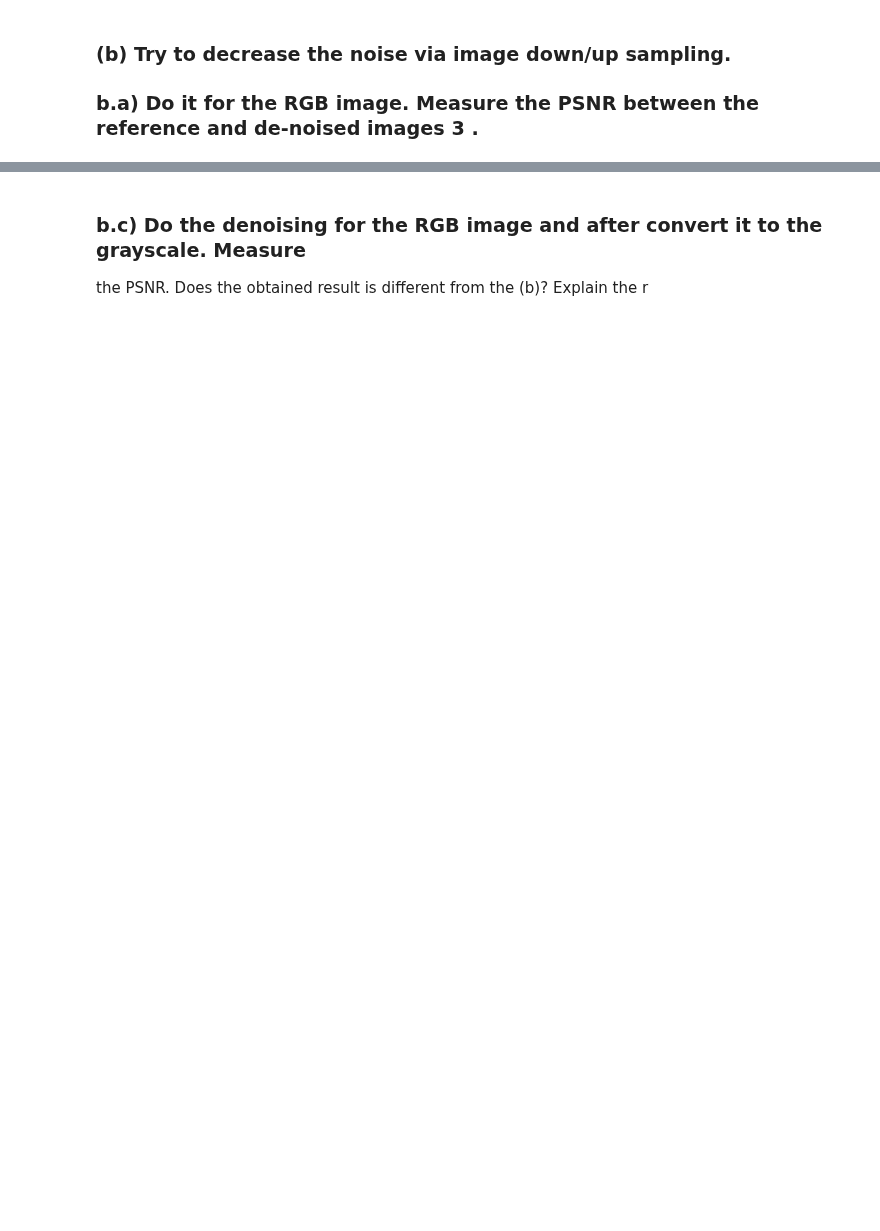
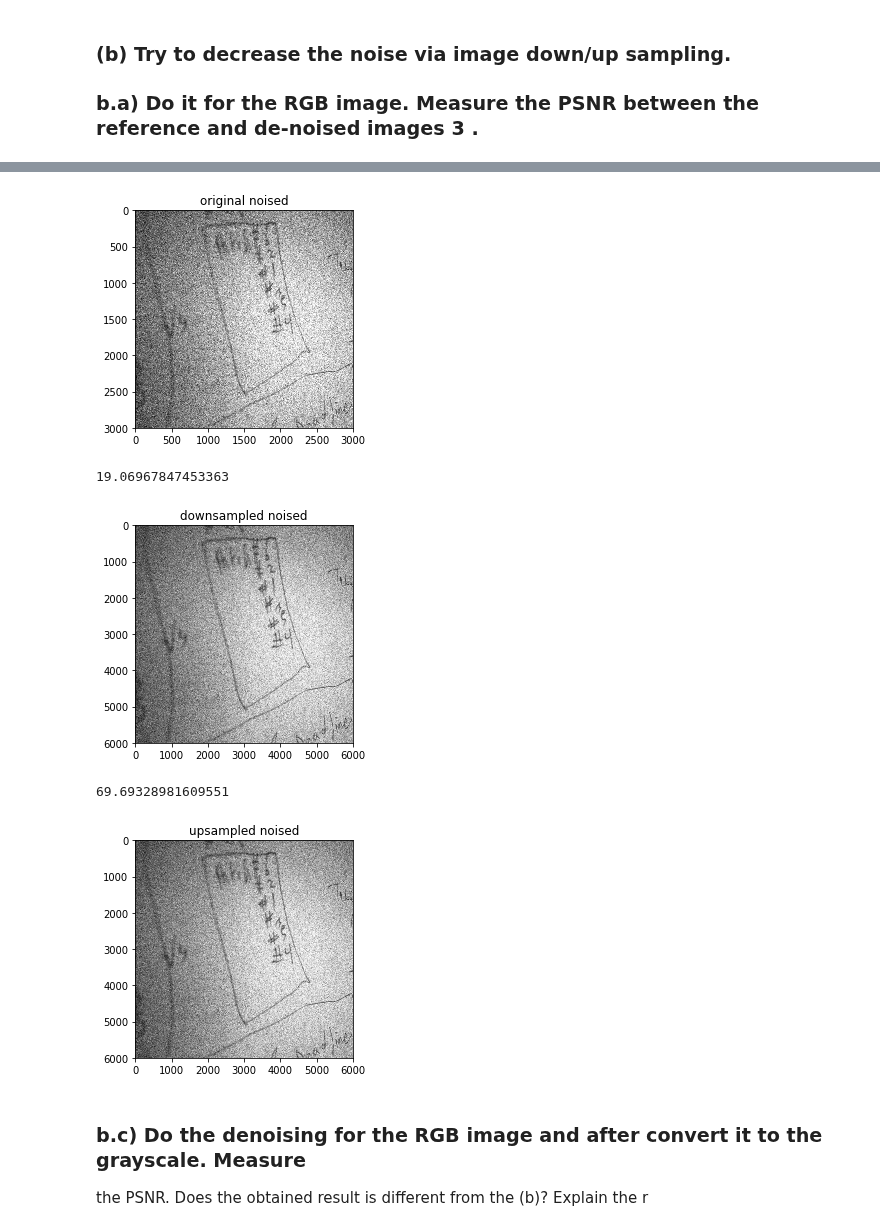
Before and after one commit to partizanos/advanced_image_processing, a Jupyter notebook: TP/TP1/solution/ex7.ipynb, the cells around one changed output, grey strips where cells are left out. Cells and saved outputs as stored; diff of their text form; code cells hidden in the pictures; blank space fills up the shorter version.

```diff
--- a/TP/TP1/solution/ex7.ipynb
+++ b/TP/TP1/solution/ex7.ipynb
@@ -54,3 +104,35 @@ a = ndimage.interpolation.zoom(im2,.5)
+# %%
+im1_gr = cv2.cvtColor(
+    im1,
+    cv2.COLOR_RGB2GRAY
+)
+im2_gr = cv2.cvtColor(
+    im2,
+    cv2.COLOR_RGB2GRAY
+)
+plt.title("original noised")
+plt.imshow(im2_gr, cmap = 'gray' )
+plt.show()
+
+d1=downsample_image(im1_gr, 3)
+d2=downsample_image(im2_gr, 3)
+print(psnr(mse( d1, d2)))
+plt.imshow(upsampled_im2, cmap = 'gray')
+plt.title("downsampled noised")
+plt.show()
+
+#upscale
+upsampled_im1 = upsample_skimage(factor=2, input_img=im1_gr)
+upsampled_im2 = upsample_skimage(factor=2, input_img=im2_gr)
+plt.title("upsampled noised")
+plt.imshow(upsampled_im2, cmap = 'gray')
+psnr(mse(upsampled_im1,upsampled_im2))
+# %% [output]
+[figure, added]
+19.06967847453363
+[figure, added]
+69.69328981609551
+[figure, added]
 # %% [markdown]
 ### b.c) Do the denoising for the RGB image and after convert it to the grayscale. Measure
 the PSNR. Does the obtained result is different from the (b)? Explain the r
```
Also changed, not shown: parts of 5 cells of this notebook, 1 other file.
